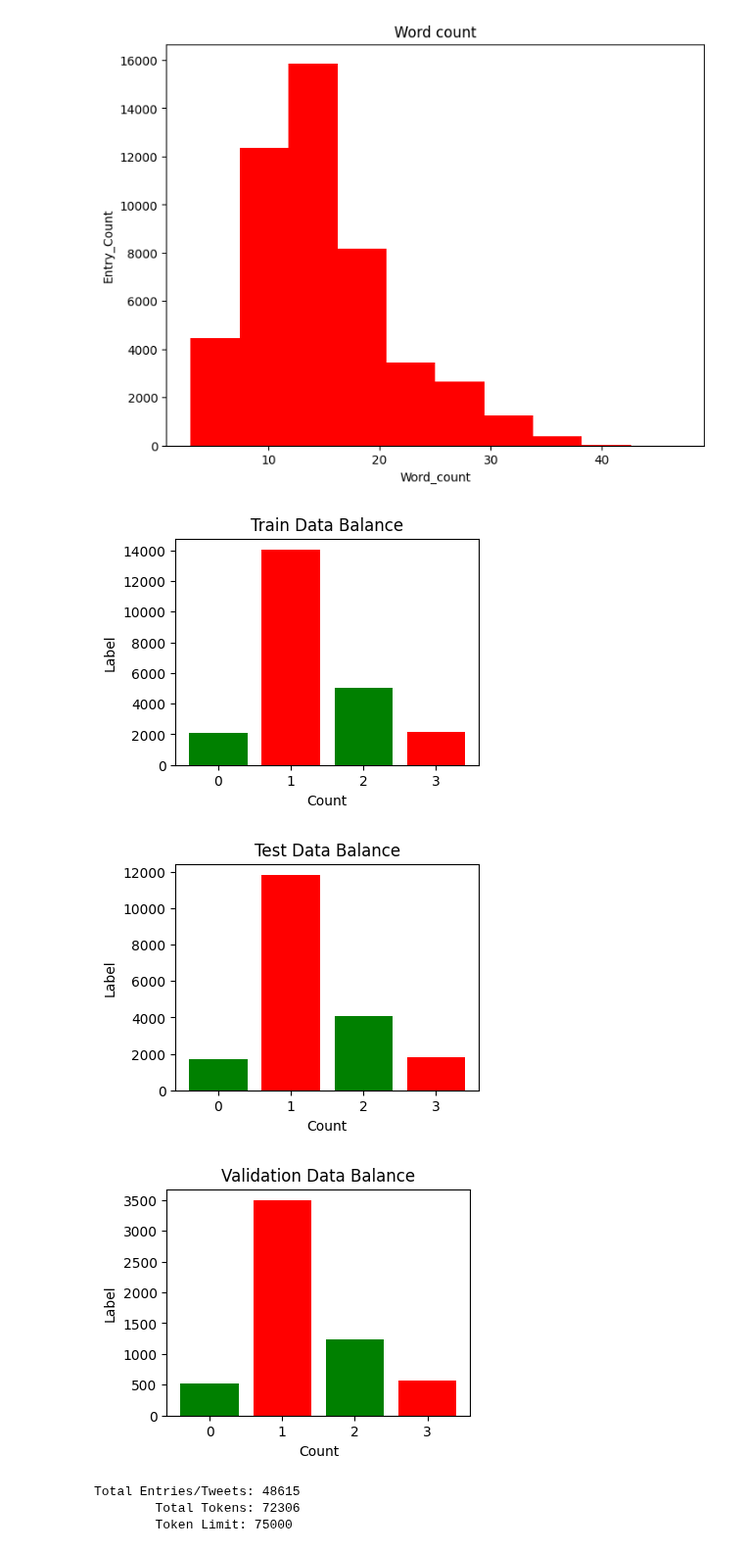
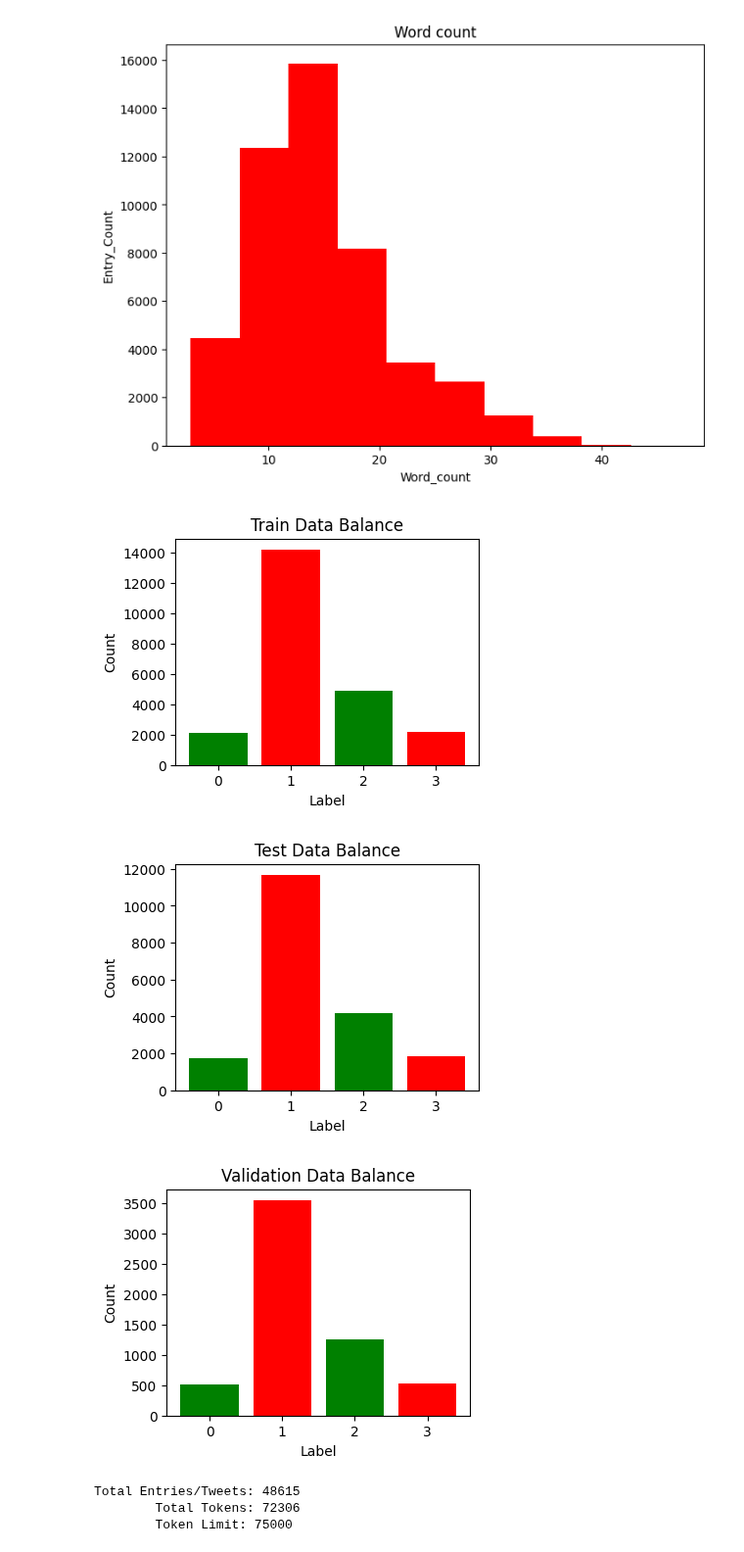
Before and after one commit to aviral1599/Web-GIS, a Jupyter notebook: NLP_Models/lstm category.ipynb, the cells around one changed output. Shown at 98% size. Drawn from its saved outputs; the diff is of its cells as text; code cells hidden in the pictures.

```diff
--- a/NLP_Models/lstm category.ipynb
+++ b/NLP_Models/lstm category.ipynb
@@ -189,33 +189,33 @@ Preprocessor.set_max_seq_length(MAX_SEQUENCE_LENGTH)
 # %%
 x_train_val,x_test,y_train_val,y_test = train_test_split(filtered_df['text'], filtered_df['label'], test_size=TEST_SIZE,shuffle=True)
 x_train,x_val,y_train,y_val = train_test_split(x_train_val, y_train_val, test_size=VALIDATION_SIZE,shuffle=True)
 
 train_label_counts = y_train.value_counts()
 test_label_counts = y_test.value_counts()
 val_label_counts = y_val.value_counts()
 
 plt.figure(figsize=(4, 3))
 plt.bar(train_label_counts.index, train_label_counts, color=['red', 'green'])
-plt.xlabel('Count')
-plt.ylabel('Label')
+plt.ylabel('Count')
+plt.xlabel('Label')
 plt.title('Train Data Balance')
 plt.show()
 plt.figure(figsize=(4, 3))
 plt.bar(test_label_counts.index, test_label_counts, color=['red', 'green'])
-plt.xlabel('Count')
-plt.ylabel('Label')
+plt.ylabel('Count')
+plt.xlabel('Label')
 plt.title('Test Data Balance')
 plt.show()
 plt.figure(figsize=(4, 3))
 plt.bar(val_label_counts.index, val_label_counts, color=['red', 'green'])
-plt.xlabel('Count')
-plt.ylabel('Label')
+plt.ylabel('Count')
+plt.xlabel('Label')
 plt.title('Validation Data Balance')
 plt.show()
 # %% [output]
-[figure, old version]
+[figure, new version]
-[figure, old version]
+[figure, new version]
-[figure, old version]
+[figure, new version]
 # %%
 tokenizer = Tokenizer(num_words = MAX_NB_WORDS, oov_token=OOV_TOK)
 tokenizer.fit_on_texts(filtered_df['text'])
```
Also changed, not shown: parts of 3 cells of this notebook, 6 other files.
